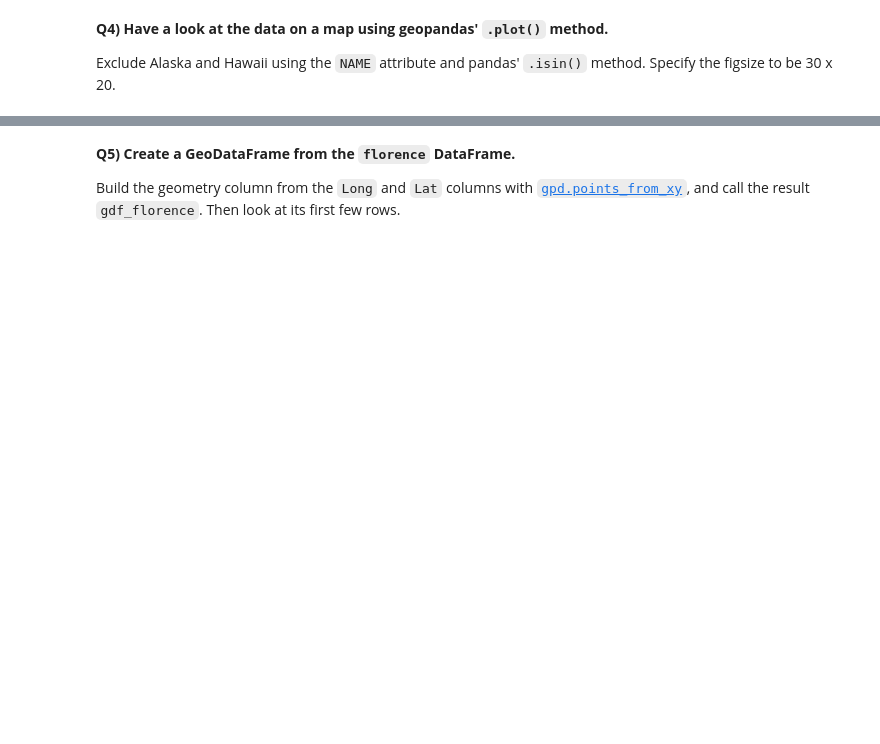
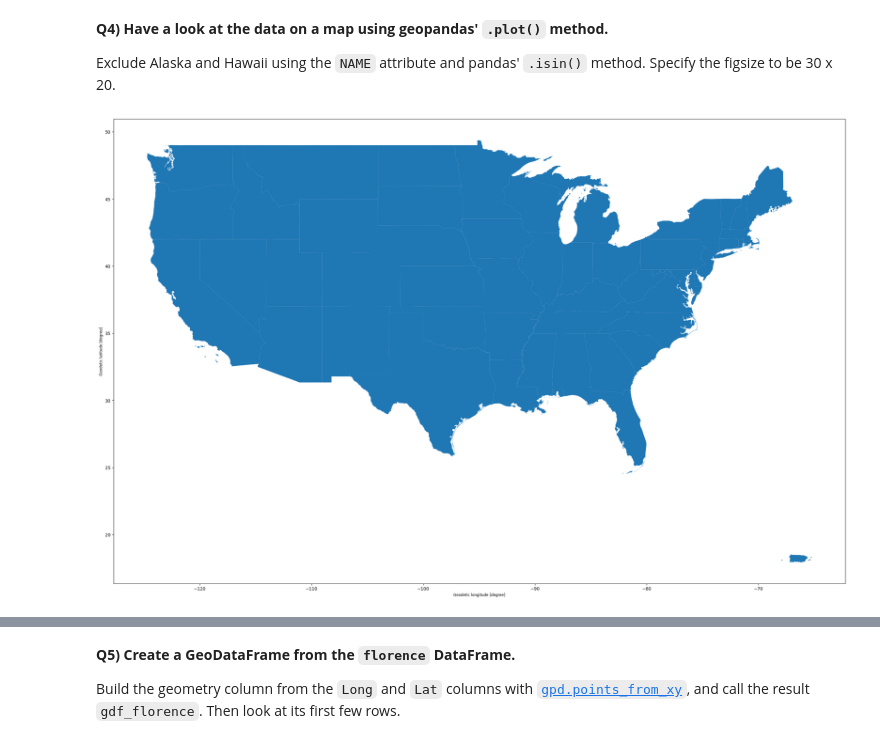
Before and after one commit to nikolaicarrion/2026_Intro_Python, a Jupyter notebook: 1.6-geospatial-vector-data-environmental-exercises.ipynb, the cells around one changed output, grey strips where cells are left out. Drawn from its saved outputs; the diff is of its cells as text; code cells hidden in the pictures; blank space fills up the shorter version.

```diff
--- a/1.6-geospatial-vector-data-environmental-exercises.ipynb
+++ b/1.6-geospatial-vector-data-environmental-exercises.ipynb
@@ -78,6 +85,8 @@ Import geopandas as `gpd`, pandas as `pd`, and matplotlib's pyplot as `plt`.
 The file is cached at `states_path`. Call the result `country`.
 # %%
 # Read the data with the geopandas function
+
+country = gpd.read_file(states_path)
 # %% [markdown]
 **Q3) Have a look at the data. What type of geometries does it contain?**
 
@@ -94,3 +119,17 @@ figsize to be 30 x 20.
+# %%
+# Plot the US states (Alaska and Hawaii excluded)
+#country.plot(figsize=(30,20))
+#plt.show()
+
+# Exclude Alaska and Hawaii
+
+exclude = ["Alaska", "Hawaii"]
+
+country_2 = country[~country["NAME"].isin(exclude)]
+country_2.plot(figsize=(30,20))
+plt.show()
+# %% [output]
+[figure, added]
 # %%
 # Pre-supplied: read in the hurricane Florence data, drop the advisory bookkeeping columns,
 # fix the longitude sign, and have a look at the dataframe.
```
Also changed, not shown: parts of 8 cells of this notebook.
